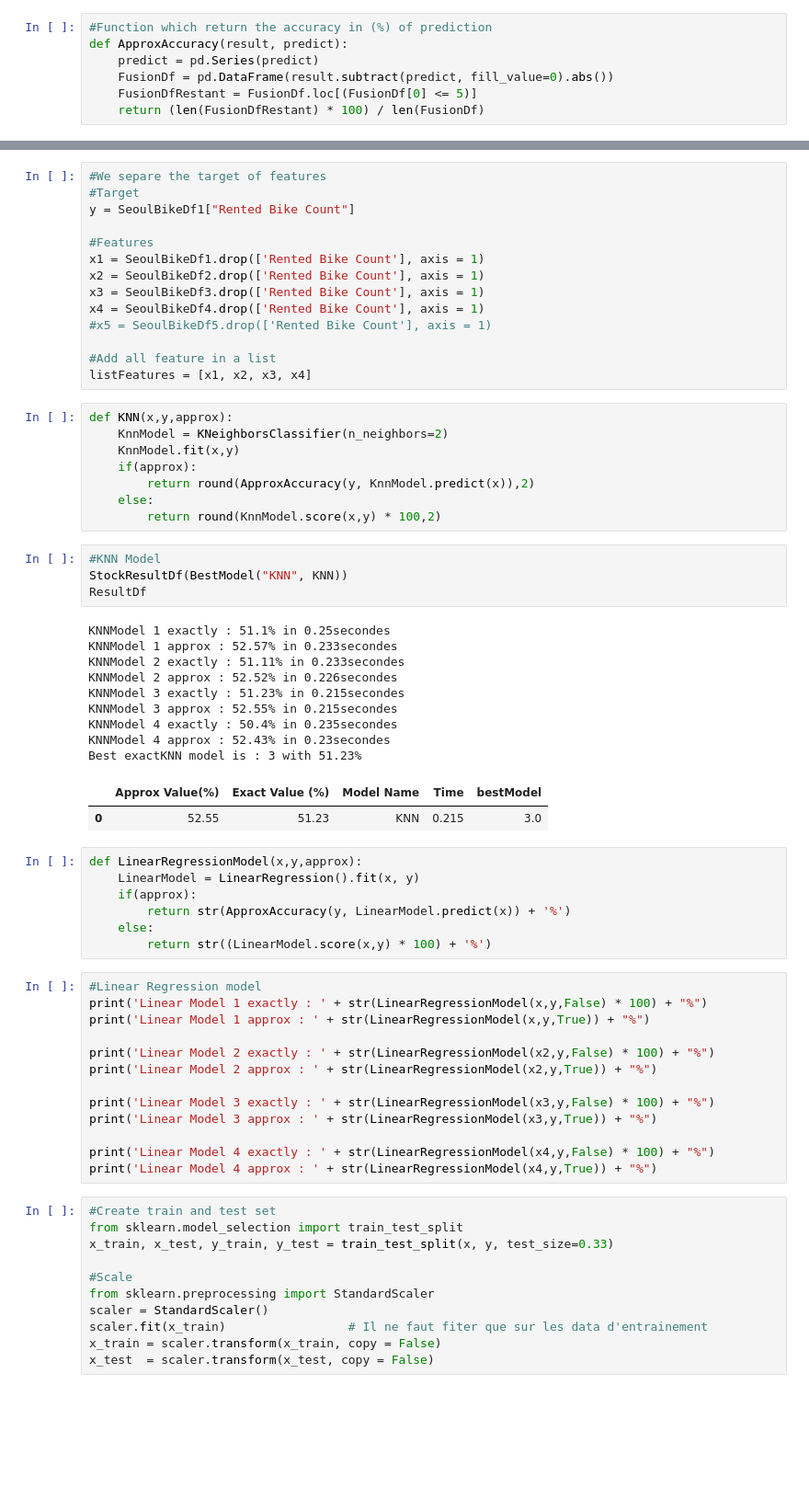
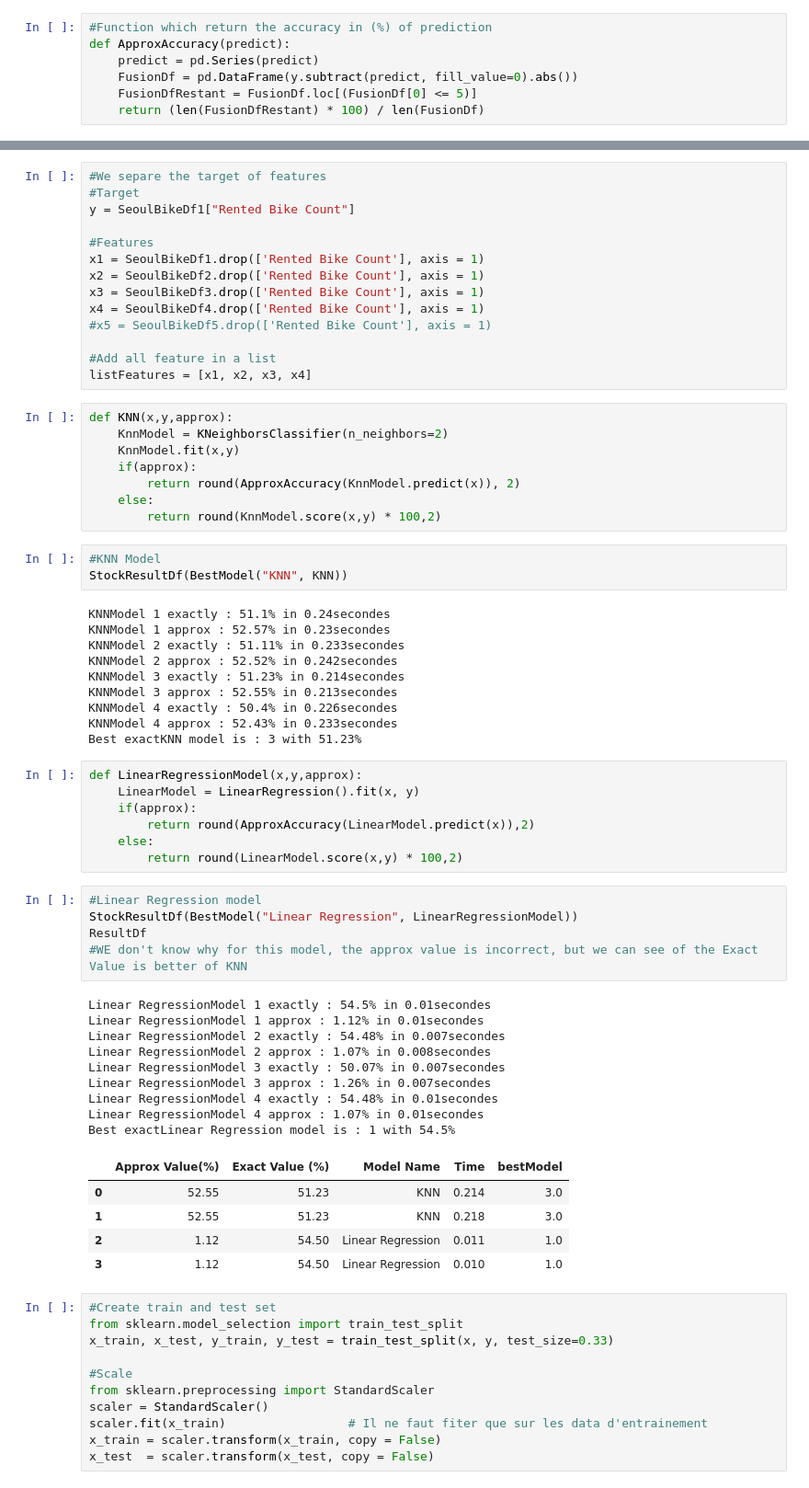
Before and after one commit to Pierre-Portfolio/Seoul-Bike-Sharing, a Jupyter notebook: SeoulBike.ipynb, the cells around one changed output, grey strips where cells are left out. Shown at 92% size. Drawn from its saved outputs; the diff is of its cells as text; blank space fills up the shorter version.

Commit message:
LinearRegression

```diff
--- a/SeoulBike.ipynb
+++ b/SeoulBike.ipynb
@@ -242,9 +242,9 @@ NameError: name 'dfMonth' is not defined
 ## 5) Utils
 # %%
 #Function which return the accuracy in (%) of prediction
-def ApproxAccuracy(result, predict):
+def ApproxAccuracy(predict):
     predict = pd.Series(predict)
-    FusionDf = pd.DataFrame(result.subtract(predict, fill_value=0).abs())
+    FusionDf = pd.DataFrame(y.subtract(predict, fill_value=0).abs())
     FusionDfRestant = FusionDf.loc[(FusionDf[0] <= 5)]
     return (len(FusionDfRestant) * 100) / len(FusionDf)
 # %%
@@ -302,45 +302,49 @@ def KNN(x,y,approx):
     KnnModel = KNeighborsClassifier(n_neighbors=2)
     KnnModel.fit(x,y)
     if(approx):
-        return round(ApproxAccuracy(y, KnnModel.predict(x)),2)
+        return round(ApproxAccuracy(KnnModel.predict(x)), 2)
     else:
         return round(KnnModel.score(x,y) * 100,2)
 # %%
 #KNN Model
 StockResultDf(BestModel("KNN", KNN))
-ResultDf
 # %% [output]
-KNNModel 1 exactly : 51.1% in 0.25secondes
-KNNModel 1 approx : 52.57% in 0.233secondes
+KNNModel 1 exactly : 51.1% in 0.24secondes
+KNNModel 1 approx : 52.57% in 0.23secondes
 KNNModel 2 exactly : 51.11% in 0.233secondes
-KNNModel 2 approx : 52.52% in 0.226secondes
-KNNModel 3 exactly : 51.23% in 0.215secondes
-KNNModel 3 approx : 52.55% in 0.215secondes
-KNNModel 4 exactly : 50.4% in 0.235secondes
-KNNModel 4 approx : 52.43% in 0.23secondes
+KNNModel 2 approx : 52.52% in 0.242secondes
+KNNModel 3 exactly : 51.23% in 0.214secondes
+KNNModel 3 approx : 52.55% in 0.213secondes
+KNNModel 4 exactly : 50.4% in 0.226secondes
+KNNModel 4 approx : 52.43% in 0.233secondes
 Best exactKNN model is : 3 with 51.23%
-|  | Approx Value(%) | Exact Value (%) | Model Name | Time | bestModel |
-| 0 | 52.55 | 51.23 | KNN | 0.215 | 3.0 |
-# %%
-def LinearRegressionModel(x,y,approx):
-    LinearModel = LinearRegression().fit(x, y)
-    if(approx):
-        return str(ApproxAccuracy(y, LinearModel.predict(x)) + '%')
-    else:
-        return str((LinearModel.score(x,y) * 100) + '%')
+# %%
+def LinearRegressionModel(x,y,approx):
+    LinearModel = LinearRegression().fit(x, y)
+    if(approx):
+        return round(ApproxAccuracy(LinearModel.predict(x)),2)
+    else:
+        return round(LinearModel.score(x,y) * 100,2)
 # %%
 #Linear Regression model
-print('Linear Model 1 exactly : ' + str(LinearRegressionModel(x,y,False) * 100) + "%")
-print('Linear Model 1 approx : ' + str(LinearRegressionModel(x,y,True)) + "%")
-
-print('Linear Model 2 exactly : ' + str(LinearRegressionModel(x2,y,False) * 100) + "%")
-print('Linear Model 2 approx : ' + str(LinearRegressionModel(x2,y,True)) + "%")
-
-print('Linear Model 3 exactly : ' + str(LinearRegressionModel(x3,y,False) * 100) + "%")
-print('Linear Model 3 approx : ' + str(LinearRegressionModel(x3,y,True)) + "%")
-
-print('Linear Model 4 exactly : ' + str(LinearRegressionModel(x4,y,False) * 100) + "%")
-print('Linear Model 4 approx : ' + str(LinearRegressionModel(x4,y,True)) + "%")
+StockResultDf(BestModel("Linear Regression", LinearRegressionModel))
+ResultDf
+#WE don't know why for this model, the approx value is incorrect, but we can see of the Exact Value is better of KNN
+# %% [output]
+Linear RegressionModel 1 exactly : 54.5% in 0.01secondes
+Linear RegressionModel 1 approx : 1.12% in 0.01secondes
+Linear RegressionModel 2 exactly : 54.48% in 0.007secondes
+Linear RegressionModel 2 approx : 1.07% in 0.008secondes
+Linear RegressionModel 3 exactly : 50.07% in 0.007secondes
+Linear RegressionModel 3 approx : 1.26% in 0.007secondes
+Linear RegressionModel 4 exactly : 54.48% in 0.01secondes
+Linear RegressionModel 4 approx : 1.07% in 0.01secondes
+Best exactLinear Regression model is : 1 with 54.5%
+|  | Approx Value(%) | Exact Value (%) | Model Name | Time | bestModel |
+| 0 | 52.55 | 51.23 | KNN | 0.214 | 3.0 |
+| 1 | 52.55 | 51.23 | KNN | 0.218 | 3.0 |
+| 2 | 1.12 | 54.50 | Linear Regression | 0.011 | 1.0 |
+| 3 | 1.12 | 54.50 | Linear Regression | 0.010 | 1.0 |
 # %%
 #Create train and test set
 from sklearn.model_selection import train_test_split
```
Also changed, not shown: parts of 2 cells of this notebook.
